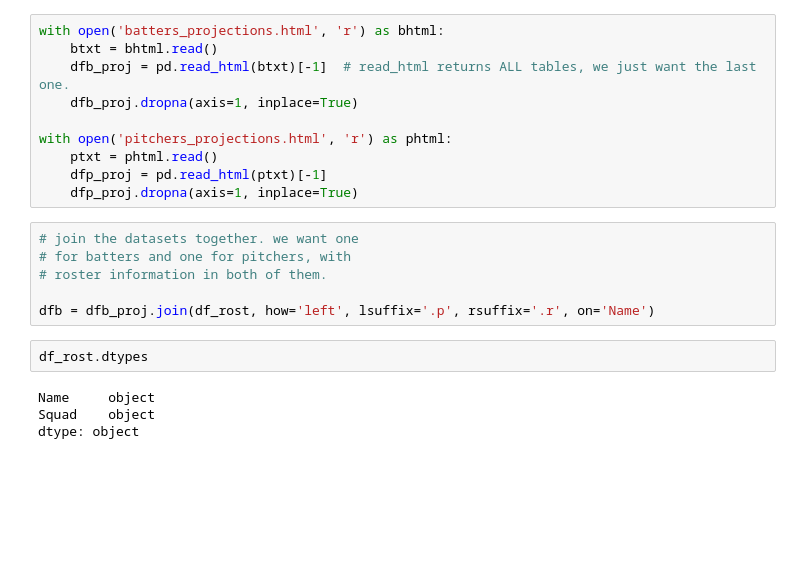
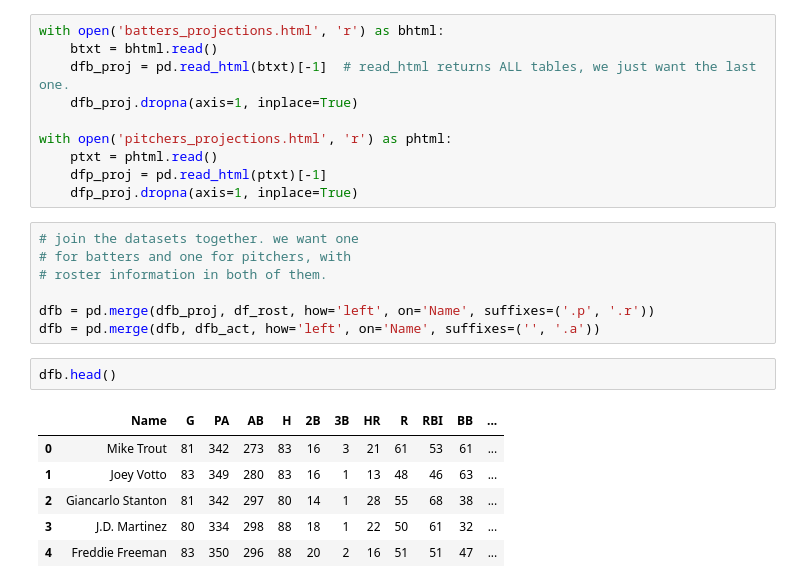
Before and after one commit to zmsy/zmsy.github.io, a Jupyter notebook: content/blog/fantasy-baseball/fantasy.ipynb, the cells around one changed output. Cells and saved outputs as stored; diff of their text form; blank space fills up the shorter version.

```diff
--- a/content/blog/fantasy-baseball/fantasy.ipynb
+++ b/content/blog/fantasy-baseball/fantasy.ipynb
@@ -148,10 +145,14 @@ with open('pitchers_projections.html', 'r') as phtml:
 # for batters and one for pitchers, with
 # roster information in both of them.
 
-dfb = dfb_proj.join(df_rost, how='left', lsuffix='.p', rsuffix='.r', on='Name')
+dfb = pd.merge(dfb_proj, df_rost, how='left', on='Name', suffixes=('.p', '.r'))
+dfb = pd.merge(dfb, dfb_act, how='left', on='Name', suffixes=('', '.a'))
-# %%
-df_rost.dtypes
-# %% [output]
-Name     object
-Squad    object
-dtype: object
+# %%
+dfb.head()
+# %% [output]
+|  | Name | G | PA | AB | H | 2B | 3B | HR | R | RBI | BB | ... |
+| 0 | Mike Trout | 81 | 342 | 273 | 83 | 16 | 3 | 21 | 61 | 53 | 61 | ... |
+| 1 | Joey Votto | 83 | 349 | 280 | 83 | 16 | 1 | 13 | 48 | 46 | 63 | ... |
+| 2 | Giancarlo Stanton | 81 | 342 | 297 | 80 | 14 | 1 | 28 | 55 | 68 | 38 | ... |
+| 3 | J.D. Martinez | 80 | 334 | 298 | 88 | 18 | 1 | 22 | 50 | 61 | 32 | ... |
+| 4 | Freddie Freeman | 83 | 350 | 296 | 88 | 20 | 2 | 16 | 51 | 51 | 47 | ... |
```
Also changed, not shown: parts of 5 cells of this notebook, 3 other files.
